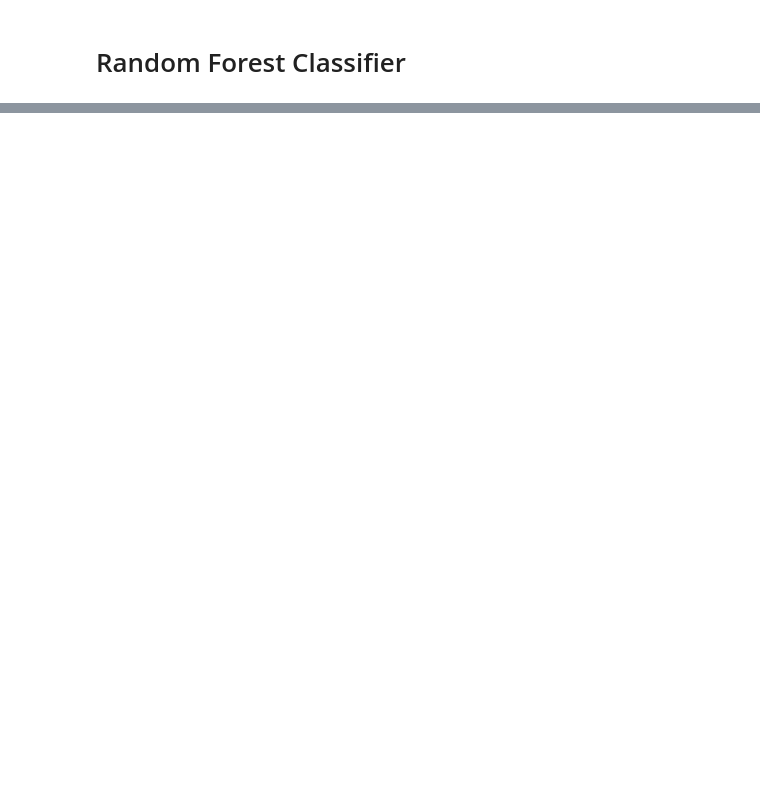
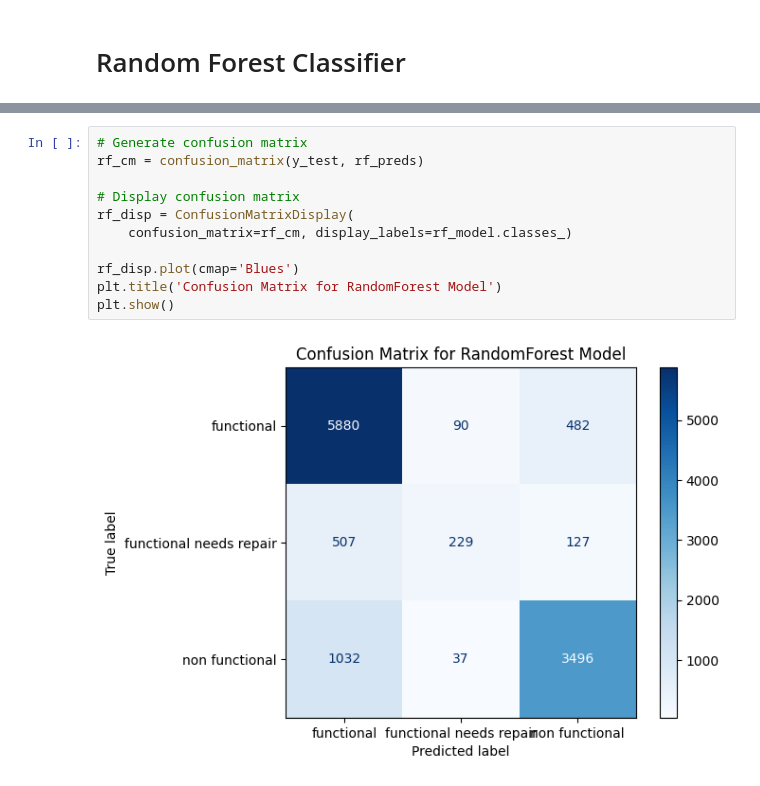
Before and after one commit to towbsss/drivendata_pump_it_up, a Jupyter notebook: 03_Model_Selection.ipynb, the cells around one changed output, grey strips where cells are left out. Saved outputs shown, nothing was run; the diff lists cells and outputs as text; blank space fills up the shorter version.

```diff
--- a/03_Model_Selection.ipynb
+++ b/03_Model_Selection.ipynb
@@ -311,3 +421,16 @@ functional needs repair       0.59      0.32      0.41      1295
+# %%
+# Generate confusion matrix
+rf_cm = confusion_matrix(y_test, rf_preds)
+
+# Display confusion matrix
+rf_disp = ConfusionMatrixDisplay(
+    confusion_matrix=rf_cm, display_labels=rf_model.classes_)
+
+rf_disp.plot(cmap='Blues')
+plt.title('Confusion Matrix for RandomForest Model')
+plt.show()
+# %% [output]
+[figure, added]
 # %%
 # Get feature importances from the best RandomForest model
 rf_feature_importances = rf_model.feature_importances_
```
Also changed, not shown: parts of 57 cells of this notebook, 3 other files.
